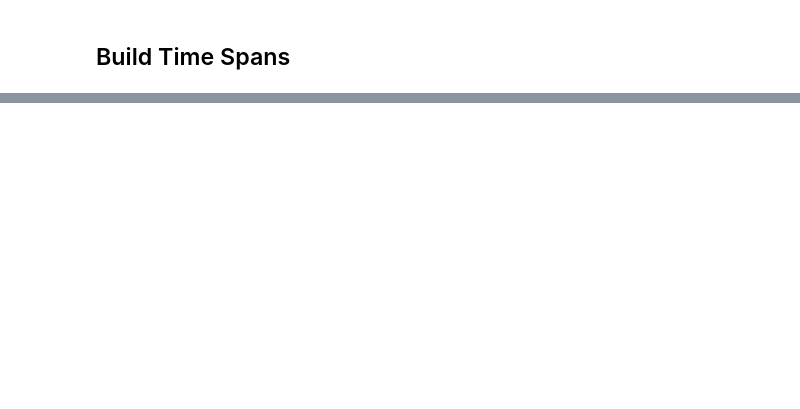
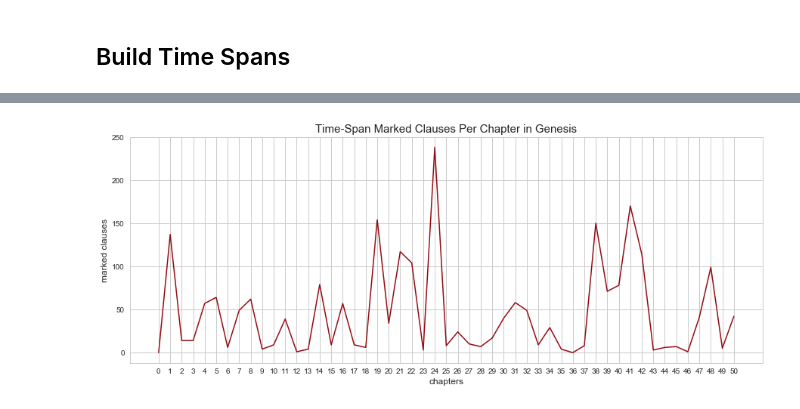
Before and after one commit to codykingham/tfNotebooks, a Jupyter notebook: timeSpans/Time_Spans.ipynb, the cells around one changed output, grey strips where cells are left out. Drawn from its saved outputs; the diff is of its cells as text; code cells hidden in the pictures; blank space fills up the shorter version.

Commit message:
add new visualizations; clean code

```diff
--- a/timeSpans/Time_Spans.ipynb
+++ b/timeSpans/Time_Spans.ipynb
@@ -297,0 +407,4 @@ with open('{}_timespans.html'.format(corpus), 'w') as htmlfile:
+# %%
+# get clauses with time spans
+time_spans = list(span for span in spans
+                      if span['time'])
@@ -297,0 +413,17 @@ with open('{}_timespans.html'.format(corpus), 'w') as htmlfile:
+# %%
+# mapping of time-span label to its span data
+# to be used later...
+marker_to_span = collections.defaultdict(list)
+
+timespan_inventory = collections.Counter() # Simple counter.
+
+for span in time_spans:
+
+    # create label to count
+    time_marker = ' ' .join(HebEngLabel(phrase) for phrase
+                            in span['time_markers'])
+
+    # count it
+    timespan_inventory[time_marker] += 1
+    # keep its span
+    marker_to_span[time_marker].append(span)
@@ -297,0 +479,7 @@ with open('{}_timespans.html'.format(corpus), 'w') as htmlfile:
+# %%
+%matplotlib inline
+import matplotlib.pyplot as plt
+import numpy as np
+import seaborn as sns
+
+sns.set(style='whitegrid')
@@ -297,0 +516,18 @@ with open('{}_timespans.html'.format(corpus), 'w') as htmlfile:
+# %%
+# get x and y axes for plot
+clause_counts = list(count for count in ch_counts.values())
+chapters = list(chapter for chapter in ch_counts.keys())
+# %%
+# configure plot
+plt.figure(figsize=(15,5.5)) # plot size
+plt.xticks(list(ch for ch in chapters)) # tick marks
+plt.xlabel('chapters', fontsize=12)
+plt.ylabel('marked clauses', fontsize=12)
+plt.title(s='Time-Span Marked Clauses Per Chapter in {}'.format(corpus), fontsize=15)
+
+chapter_plot = plt.plot(chapters, # x
+                        clause_counts, # y
+                        linewidth=1.5,
+                        color='#930b12')
+# %% [output]
+[figure, added]
```
Also changed, not shown: parts of 39 cells of this notebook.
